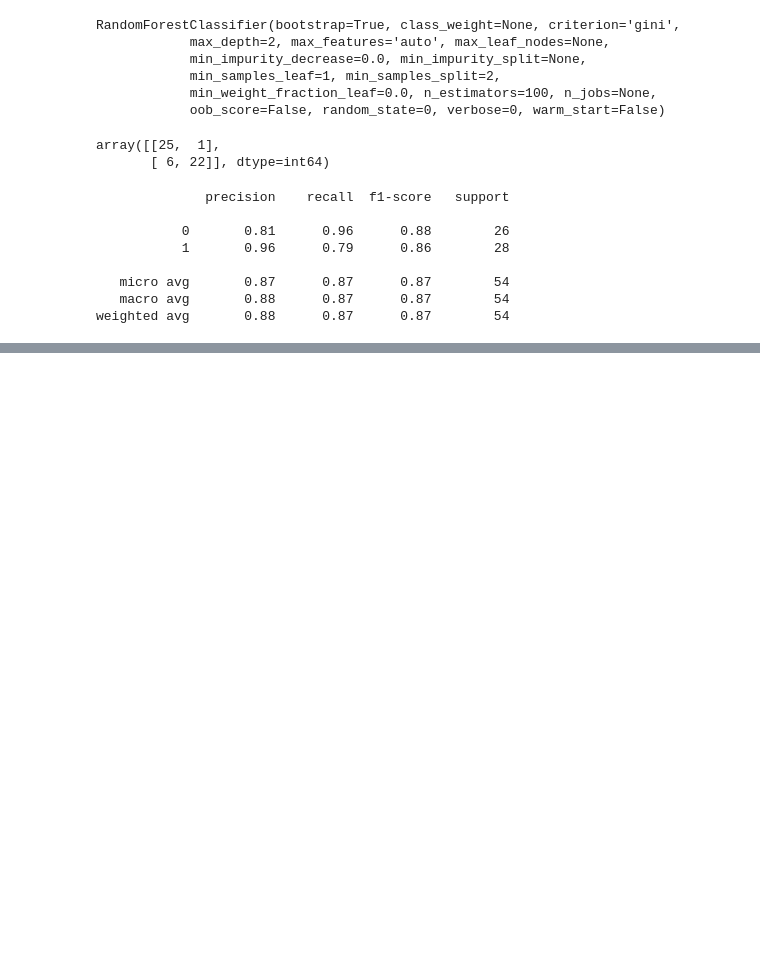
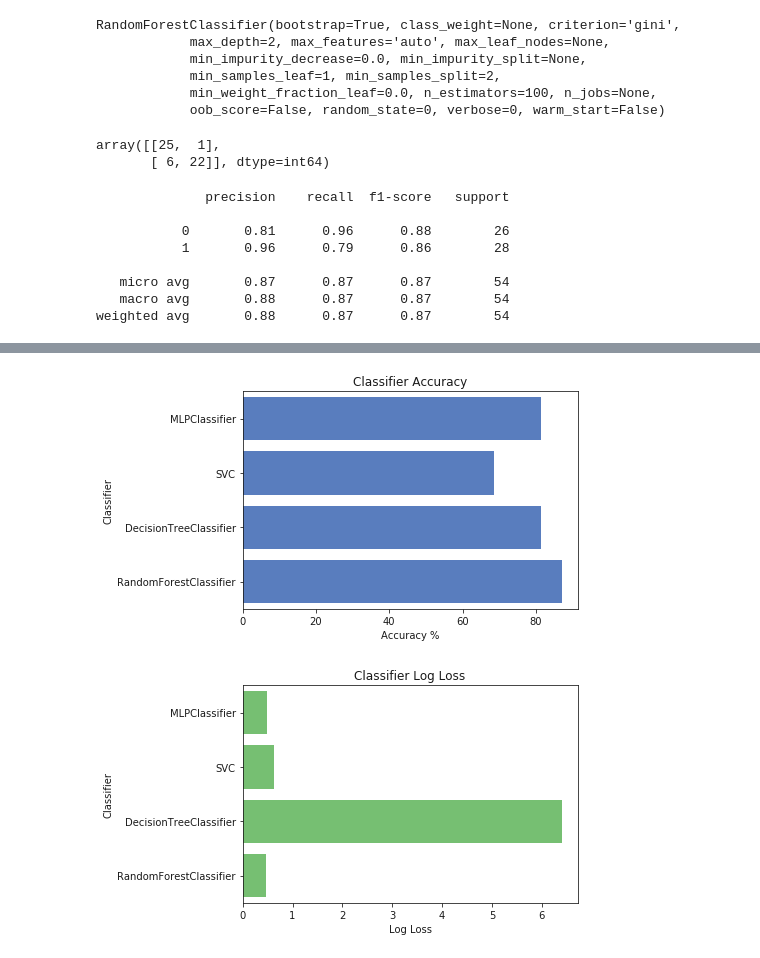
Before and after one commit to alhaura19/Kelompok-Al-El-Yul, a Jupyter notebook: Baseline.ipynb, the cells around one changed output, grey strips where cells are left out. Saved outputs shown, nothing was run; the diff lists cells and outputs as text; code cells hidden in the pictures; blank space fills up the shorter version.

Commit message:
added compare score

```diff
--- a/Baseline.ipynb
+++ b/Baseline.ipynb
@@ -388,0 +397,31 @@ weighted avg       0.88      0.87      0.87        54
+# %%
+from sklearn.metrics import accuracy_score, log_loss
+
+classifiers = [MLPClassifier(activation='relu', alpha=1e-5, hidden_layer_sizes=(40,30,20), random_state=19),
+               svm.SVC(gamma=0.001, probability=True),
+               DecisionTreeClassifier(random_state=0),
+               RandomForestClassifier(n_estimators=100, max_depth=2, random_state=0)]
+
+log_cols=["Classifier", "Accuracy", "Log Loss"]
+log = pd.DataFrame(columns=log_cols)
+
+for clf in classifiers:
+    clf.fit(X_train, y_train)
+    name = clf.__class__.__name__
+
+    print("="*30)
+    print(name)
+
+    print('****Results****')
+    y_pred = clf.predict(X_test)
+    acc = accuracy_score(y_test, y_pred)
+    print("Accuracy: {:.4%}".format(acc))
+
+    y_pred = clf.predict_proba(X_test)
+    ll = log_loss(y_test, y_pred)
+    print("Log Loss: {}".format(ll))
+
+    log_entry = pd.DataFrame([[name, acc*100, ll]], columns=log_cols)
+    log = log.append(log_entry)
+
+print("="*30)
@@ -388,0 +446,17 @@ weighted avg       0.88      0.87      0.87        54
+# %%
+sns.set_color_codes("muted")
+sns.barplot(x='Accuracy', y='Classifier', data=log, color="b")
+
+plt.xlabel('Accuracy %')
+plt.title('Classifier Accuracy')
+plt.show()
+
+sns.set_color_codes("muted")
+sns.barplot(x='Log Loss', y='Classifier', data=log, color="g")
+
+plt.xlabel('Log Loss')
+plt.title('Classifier Log Loss')
+plt.show()
+# %% [output]
+[figure, added]
+[figure, added]
```
Also changed, not shown: parts of 17 cells of this notebook.
